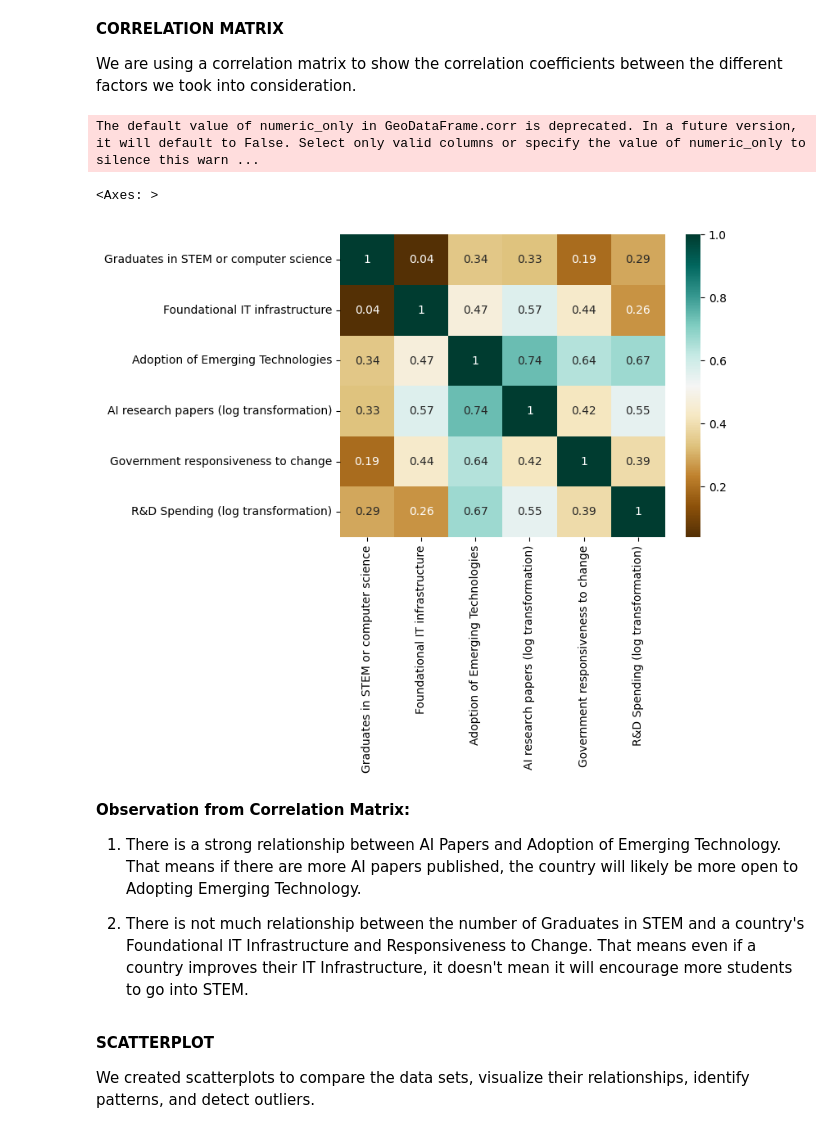
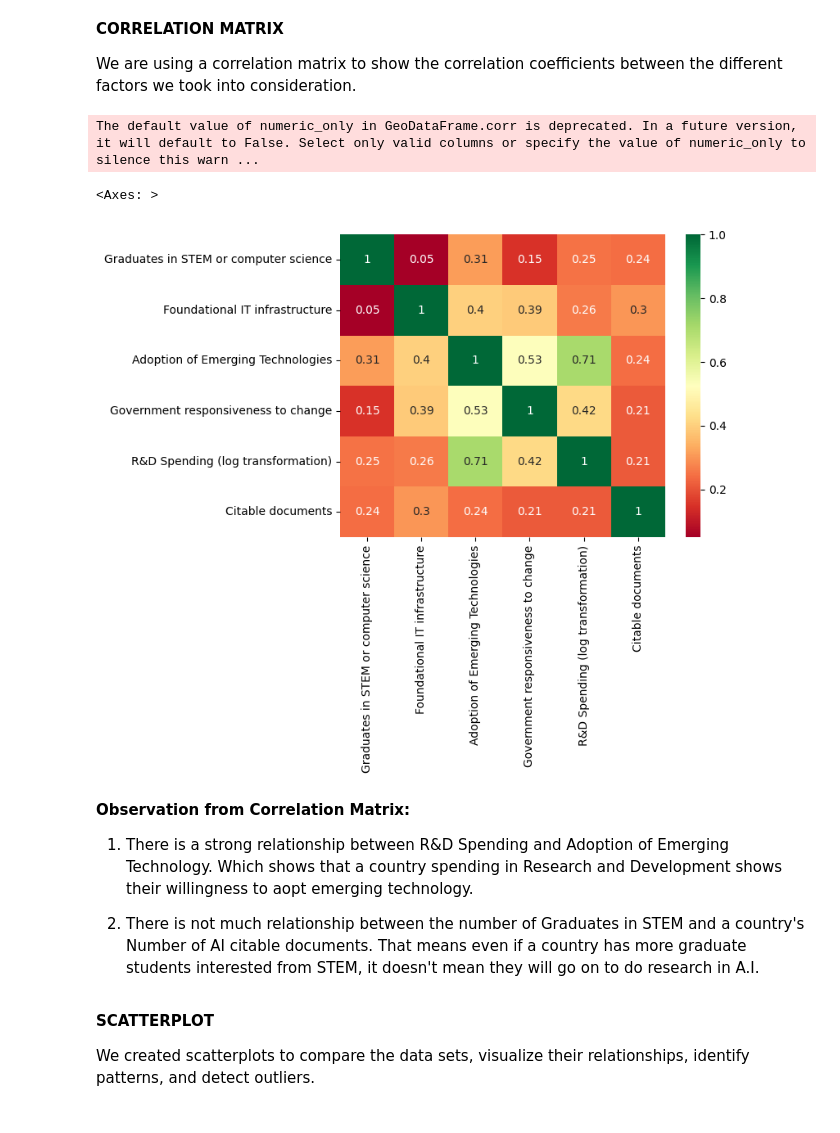
Before and after one commit to ojobo-tech/gisfordatascience, a Jupyter notebook: ps1_ai_adoption_map.ipynb, the cells around one changed output. Drawn from its saved outputs; the diff is of its cells as text; code cells hidden in the pictures.

```diff
--- a/ps1_ai_adoption_map.ipynb
+++ b/ps1_ai_adoption_map.ipynb
@@ -246,5 +273,0 @@ ai_readiness_indicators.head(5)
-# %%
-#Import the Data on Poverty Rate Across the World
-poverty_rate = pd.read_html('https://en.wikipedia.org/wiki/List_of_sovereign_states_by_percentage_of_population_living_in_poverty',match="Country")[0].head(5) #for match use header of col; ideally unique; case may matter
-poverty_rate = poverty_rate[poverty_rate['Country'].isin(countries_to_keep)]
-poverty_rate
@@ -292,3 +280,4 @@ data = pd.read_csv(sheet_url)
 sheet_id = '1vllmcsRcV0O5x9gE1Kmc1WMxalugU7Sb'
 sheet_url = f'https://docs.google.com/spreadsheets/d/{sheet_id}/export?format=csv'
 df = pd.read_csv(sheet_url)
+ai_paper=df
@@ -303,0 +284,7 @@ df.head(5)
+# %%
+#Data to use
+#Remove Empty Data
+ai_paper=ai_paper.iloc[1:, :]
+ai_paper = ai_paper[ai_paper['Country'].isin(countries_to_keep)]
+ai_paper = ai_paper[['Country','Citable documents']]
+ai_paper.head()
@@ -324,6 +318,17 @@ The variables/factors that were considered:
 5. Government responsiveness to change
 6. R&D Spending
 7. Poverty Rate
+# %%
+# Merge the first two datasets
+merged_df = pd.merge(wd_dev_map, ai_readiness_indicators, on='Country', how='outer', indicator=True)
+
+# Merge the third dataset
+merged_df1 = pd.merge(merged_df, ai_paper, on='Country')
+
+# Merge the fourth dataset
+merged_df2 = pd.merge(merged_df1, poverty_rate, on='Country')
+
+wd_dev_map1=merged_df2
 # %% [markdown]
 **ANALYSIS**
 # %% [markdown]
@@ -333,16 +342,16 @@ We are using a correlation matrix to show the correlation coefficients between t
 # %%
-wd_dev_map1 = pd.merge(wd_dev_map, ai_readiness_indicators, on='Country', how='outer', indicator=True)
-sns.heatmap(wd_dev_map1.corr().round(2),cmap="BrBG",annot=True) # RdYlGn love the colors!
+#wd_dev_map1 = pd.merge(wd_dev_map, ai_readiness_indicators, on='Country', how='outer', indicator=True)
+sns.heatmap(wd_dev_map1.corr().round(2),cmap="RdYlGn",annot=True)
 # %% [output]
 The default value of numeric_only in GeoDataFrame.corr is deprecated. In a future version, it will default to False. Select only valid columns or specify the value of numeric_only to silence this warn ...
 <Axes: >
-[figure, old version]
+[figure, new version]
 # %% [markdown]
 **Observation from Correlation Matrix:**
 
-1. There is a strong relationship between AI Papers and Adoption of Emerging Technology. That means if there are more AI papers published, the country will likely be more open to Adopting Emerging Technology.
+1. There is a strong relationship between R&D Spending and Adoption of Emerging Technology. Which shows that a country spending in Research and Development shows their willingness to aopt emerging technology.
 
-2. There is not much relationship between the number of Graduates in STEM and a country's Foundational IT Infrastructure and Responsiveness to Change. That means even if a country improves their IT Infrastructure, it doesn't mean it will encourage more students to go into STEM.
+2. There is not much relationship between the number of Graduates in STEM and a country's Number of AI citable documents. That means even if a country has more graduate students interested from STEM, it doesn't mean they will go on to do research in A.I.
 # %% [markdown]
 **SCATTERPLOT**
 
```
Also changed, not shown: parts of 23 cells of this notebook.
